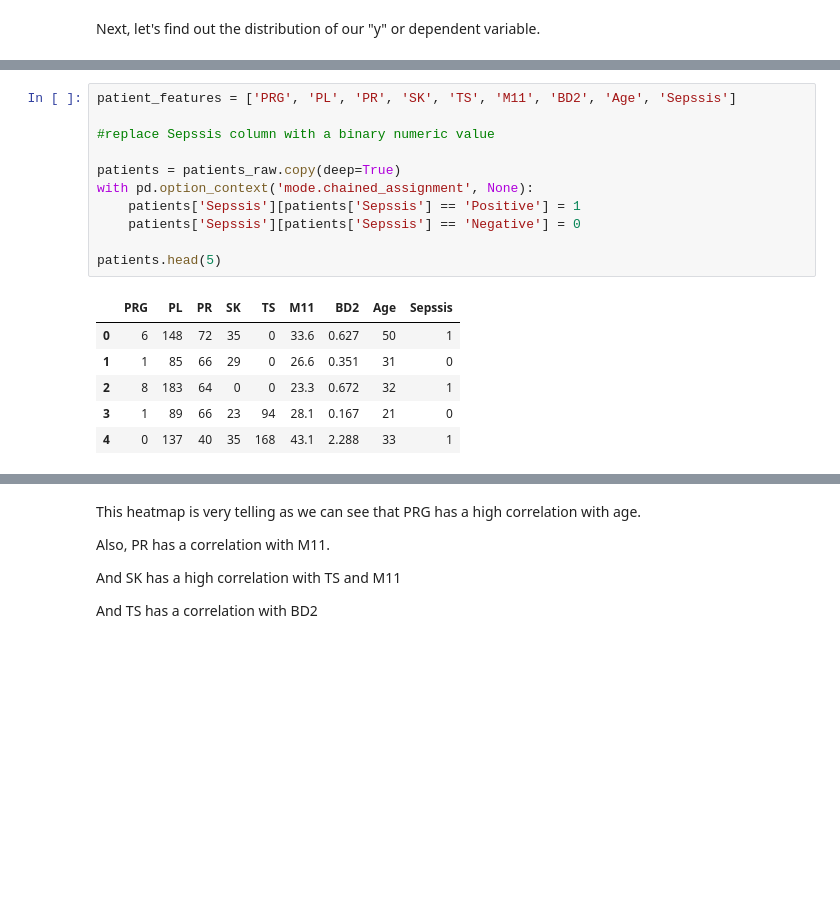
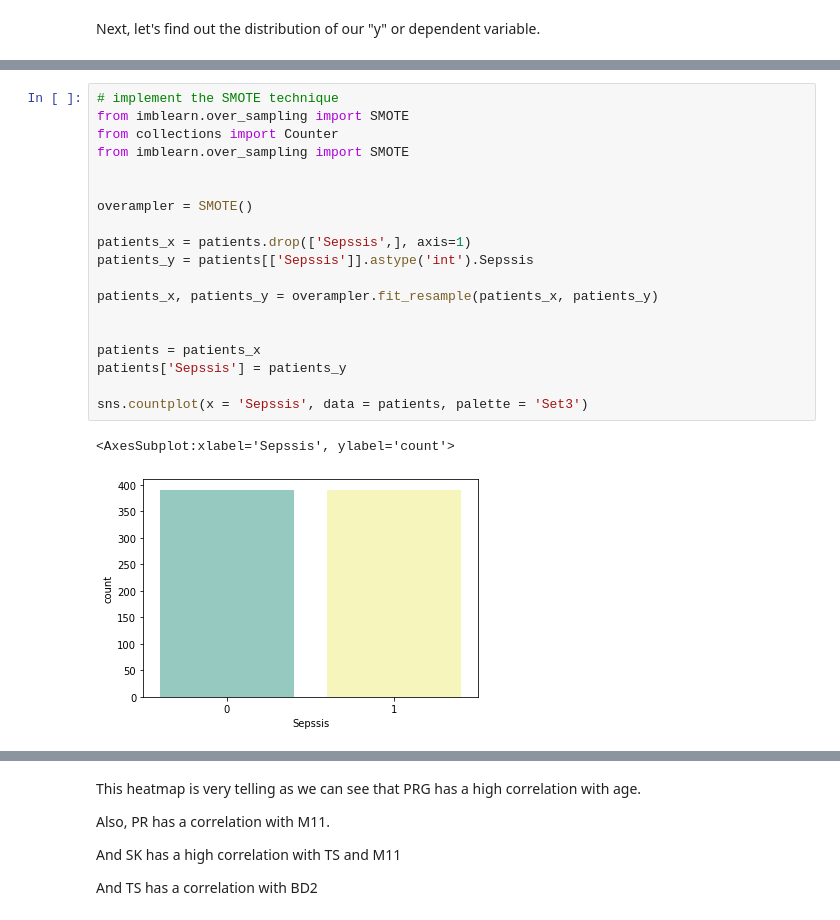
Before and after one commit to mixmav/machine-learning-A1-RMIT, a Jupyter notebook: solution/s3783375.ipynb, the cells around one changed output, grey strips where cells are left out. Drawn from its saved outputs; the diff is of its cells as text; blank space fills up the shorter version.

```diff
--- a/solution/s3783375.ipynb
+++ b/solution/s3783375.ipynb
@@ -114,18 +136,22 @@ Next, I'll convert all categorical variables a numerical value.
-# %%
-patient_features = ['PRG', 'PL', 'PR', 'SK', 'TS', 'M11', 'BD2', 'Age', 'Sepssis']
-
-#replace Sepssis column with a binary numeric value
-
-patients = patients_raw.copy(deep=True)
-with pd.option_context('mode.chained_assignment', None):
-	patients['Sepssis'][patients['Sepssis'] == 'Positive'] = 1
-	patients['Sepssis'][patients['Sepssis'] == 'Negative'] = 0
-
-patients.head(5)
-# %% [output]
-|  | PRG | PL | PR | SK | TS | M11 | BD2 | Age | Sepssis |
-| 0 | 6 | 148 | 72 | 35 | 0 | 33.6 | 0.627 | 50 | 1 |
-| 1 | 1 | 85 | 66 | 29 | 0 | 26.6 | 0.351 | 31 | 0 |
-| 2 | 8 | 183 | 64 | 0 | 0 | 23.3 | 0.672 | 32 | 1 |
-| 3 | 1 | 89 | 66 | 23 | 94 | 28.1 | 0.167 | 21 | 0 |
-| 4 | 0 | 137 | 40 | 35 | 168 | 43.1 | 2.288 | 33 | 1 |
+# %%
+# implement the SMOTE technique
+from imblearn.over_sampling import SMOTE
+from collections import Counter
+from imblearn.over_sampling import SMOTE
+
+
+overampler = SMOTE()
+
+patients_x = patients.drop(['Sepssis',], axis=1)
+patients_y = patients[['Sepssis']].astype('int').Sepssis
+
+patients_x, patients_y = overampler.fit_resample(patients_x, patients_y)
+
+
+patients = patients_x
+patients['Sepssis'] = patients_y
+
+sns.countplot(x = 'Sepssis', data = patients, palette = 'Set3')
+# %% [output]
+<AxesSubplot:xlabel='Sepssis', ylabel='count'>
+[figure, added]
```
Also changed, not shown: parts of 23 cells of this notebook.
